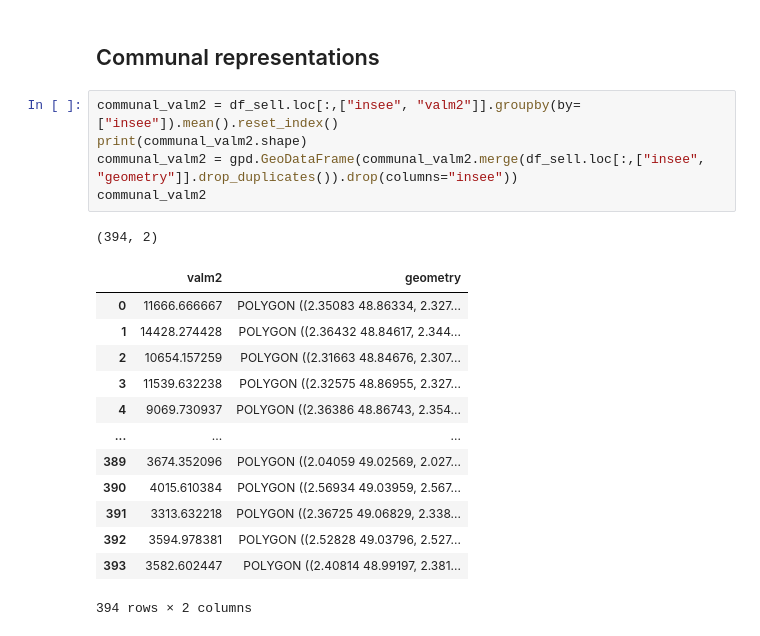
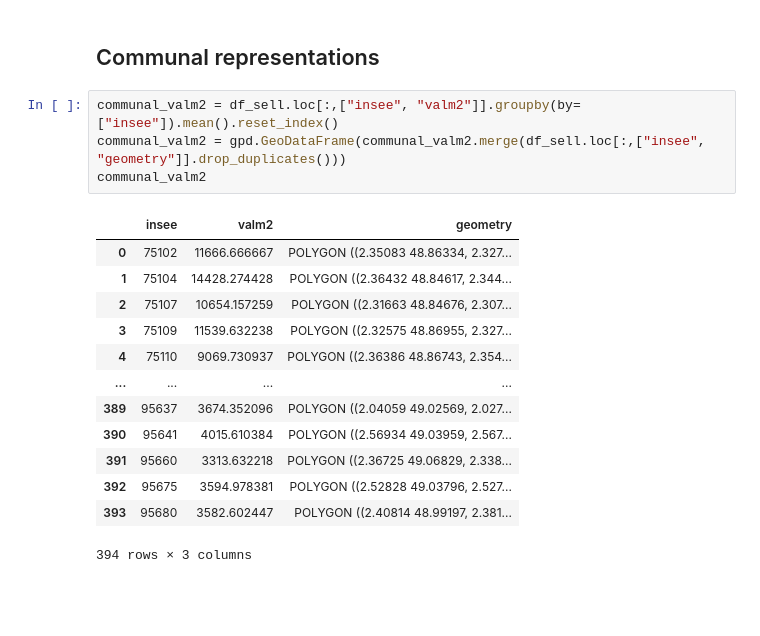
Before and after one commit to alexis-violeau/Augmented-Proposal---Challenge-Eleven, a Jupyter notebook: Noa_Data_Viz.ipynb, the cells around one changed output. Drawn from its saved outputs; the diff is of its cells as text; blank space fills up the shorter version.

```diff
--- a/Noa_Data_Viz.ipynb
+++ b/Noa_Data_Viz.ipynb
@@ -116,21 +116,19 @@ map_buy
 ## Communal representations
 # %%
 communal_valm2 = df_sell.loc[:,["insee", "valm2"]].groupby(by=["insee"]).mean().reset_index()
-print(communal_valm2.shape)
-communal_valm2 = gpd.GeoDataFrame(communal_valm2.merge(df_sell.loc[:,["insee", "geometry"]].drop_duplicates()).drop(columns="insee"))
+communal_valm2 = gpd.GeoDataFrame(communal_valm2.merge(df_sell.loc[:,["insee", "geometry"]].drop_duplicates()))
 communal_valm2
 # %% [output]
+|  | insee | valm2 | geometry |
+| 0 | 75102 | 11666.666667 | POLYGON ((2.35083 48.86334, 2.327... |
+| 1 | 75104 | 14428.274428 | POLYGON ((2.36432 48.84617, 2.344... |
+| 2 | 75107 | 10654.157259 | POLYGON ((2.31663 48.84676, 2.307... |
+| 3 | 75109 | 11539.632238 | POLYGON ((2.32575 48.86955, 2.327... |
+| 4 | 75110 | 9069.730937 | POLYGON ((2.36386 48.86743, 2.354... |
+| ... | ... | ... | ... |
+| 389 | 95637 | 3674.352096 | POLYGON ((2.04059 49.02569, 2.027... |
+| 390 | 95641 | 4015.610384 | POLYGON ((2.56934 49.03959, 2.567... |
+| 391 | 95660 | 3313.632218 | POLYGON ((2.36725 49.06829, 2.338... |
+| 392 | 95675 | 3594.978381 | POLYGON ((2.52828 49.03796, 2.527... |
+| 393 | 95680 | 3582.602447 | POLYGON ((2.40814 48.99197, 2.381... |
-(394, 2)
+394 rows × 3 columns
-|  | valm2 | geometry |
-| 0 | 11666.666667 | POLYGON ((2.35083 48.86334, 2.327... |
-| 1 | 14428.274428 | POLYGON ((2.36432 48.84617, 2.344... |
-| 2 | 10654.157259 | POLYGON ((2.31663 48.84676, 2.307... |
-| 3 | 11539.632238 | POLYGON ((2.32575 48.86955, 2.327... |
-| 4 | 9069.730937 | POLYGON ((2.36386 48.86743, 2.354... |
-| ... | ... | ... |
-| 389 | 3674.352096 | POLYGON ((2.04059 49.02569, 2.027... |
-| 390 | 4015.610384 | POLYGON ((2.56934 49.03959, 2.567... |
-| 391 | 3313.632218 | POLYGON ((2.36725 49.06829, 2.338... |
-| 392 | 3594.978381 | POLYGON ((2.52828 49.03796, 2.527... |
-| 393 | 3582.602447 | POLYGON ((2.40814 48.99197, 2.381... |
-394 rows × 2 columns
```
Also changed, not shown: parts of 4 cells of this notebook.
